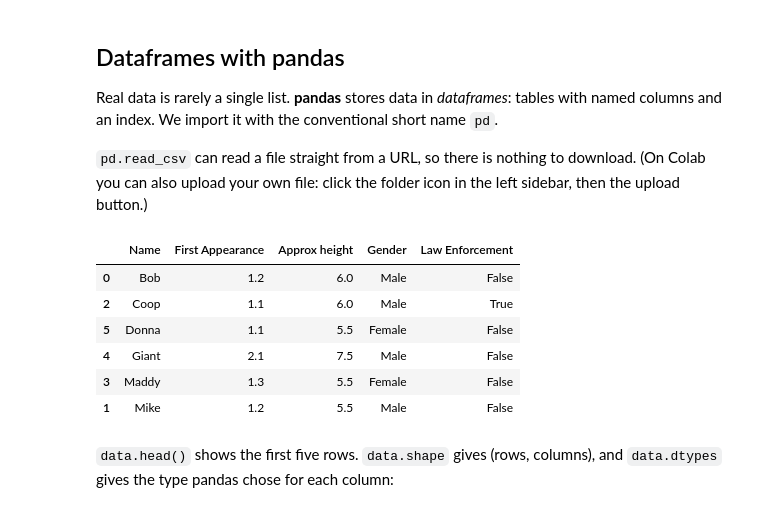
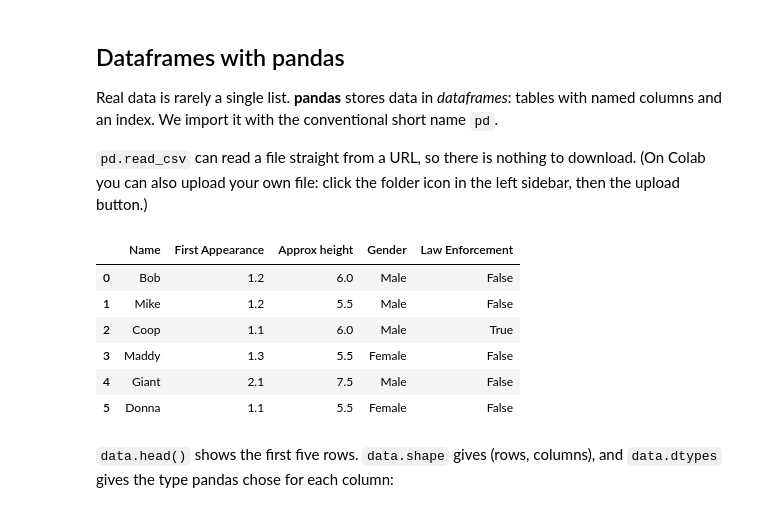
Before and after one commit to aydaugurel-web/QM2, a Jupyter notebook: notebooks/W01. Python Recap.ipynb, the cells around one changed output. Cells and saved outputs as stored; diff of their text form; code cells hidden in the pictures.

```diff
--- a/notebooks/W01. Python Recap.ipynb
+++ b/notebooks/W01. Python Recap.ipynb
@@ -169,17 +168,17 @@ Real data is rarely a single list. **pandas** stores data in *dataframes*: table
 # %%
 import pandas as pd
 import matplotlib.pyplot as plt
 
 data = pd.read_csv("https://s3.eu-west-2.amazonaws.com/qm2/wk1/data.csv")
-data.sort_values(by='Name')
+data
 # %% [output]
 |  | Name | First Appearance | Approx height | Gender | Law Enforcement |
 | 0 | Bob | 1.2 | 6.0 | Male | False |
+| 1 | Mike | 1.2 | 5.5 | Male | False |
 | 2 | Coop | 1.1 | 6.0 | Male | True |
+| 3 | Maddy | 1.3 | 5.5 | Female | False |
+| 4 | Giant | 2.1 | 7.5 | Male | False |
 | 5 | Donna | 1.1 | 5.5 | Female | False |
-| 4 | Giant | 2.1 | 7.5 | Male | False |
-| 3 | Maddy | 1.3 | 5.5 | Female | False |
-| 1 | Mike | 1.2 | 5.5 | Male | False |
 # %% [markdown]
 `data.head()` shows the first five rows. `data.shape` gives (rows, columns), and `data.dtypes` gives the type pandas chose for each column:
 # %%
```
Also changed, not shown: parts of 6 cells of this notebook.
